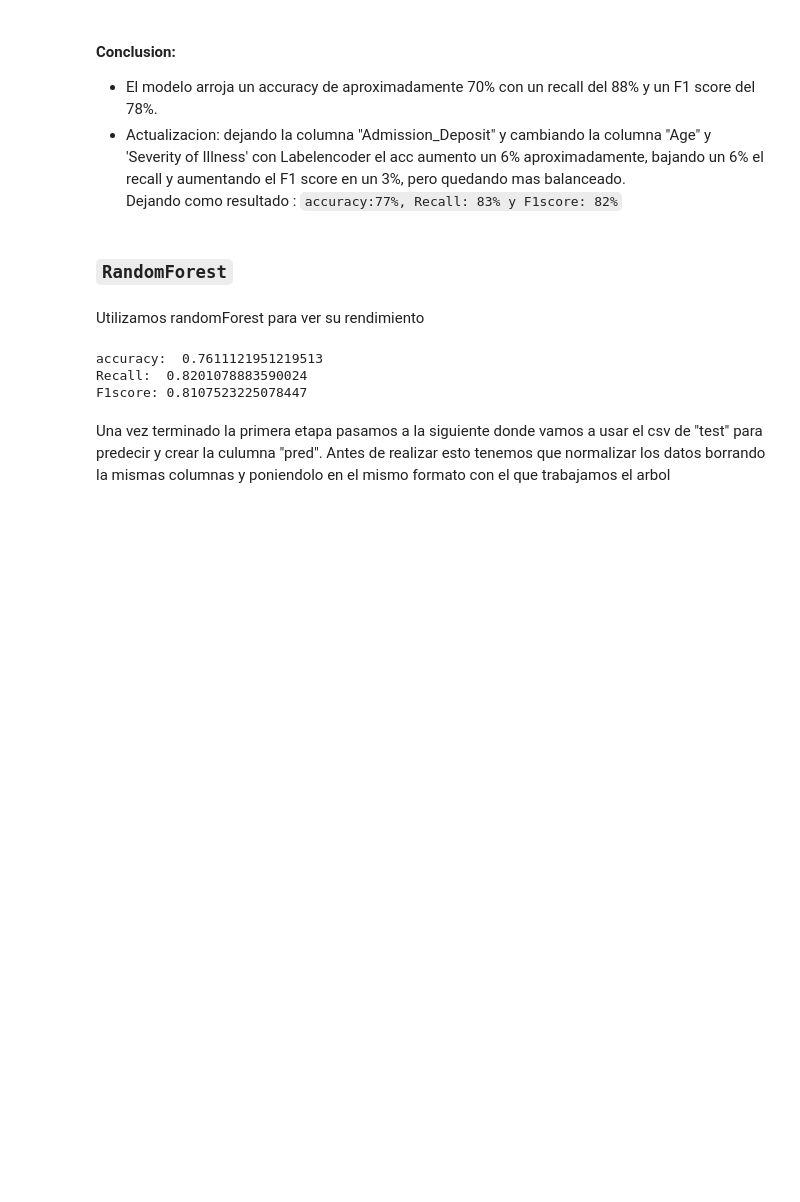
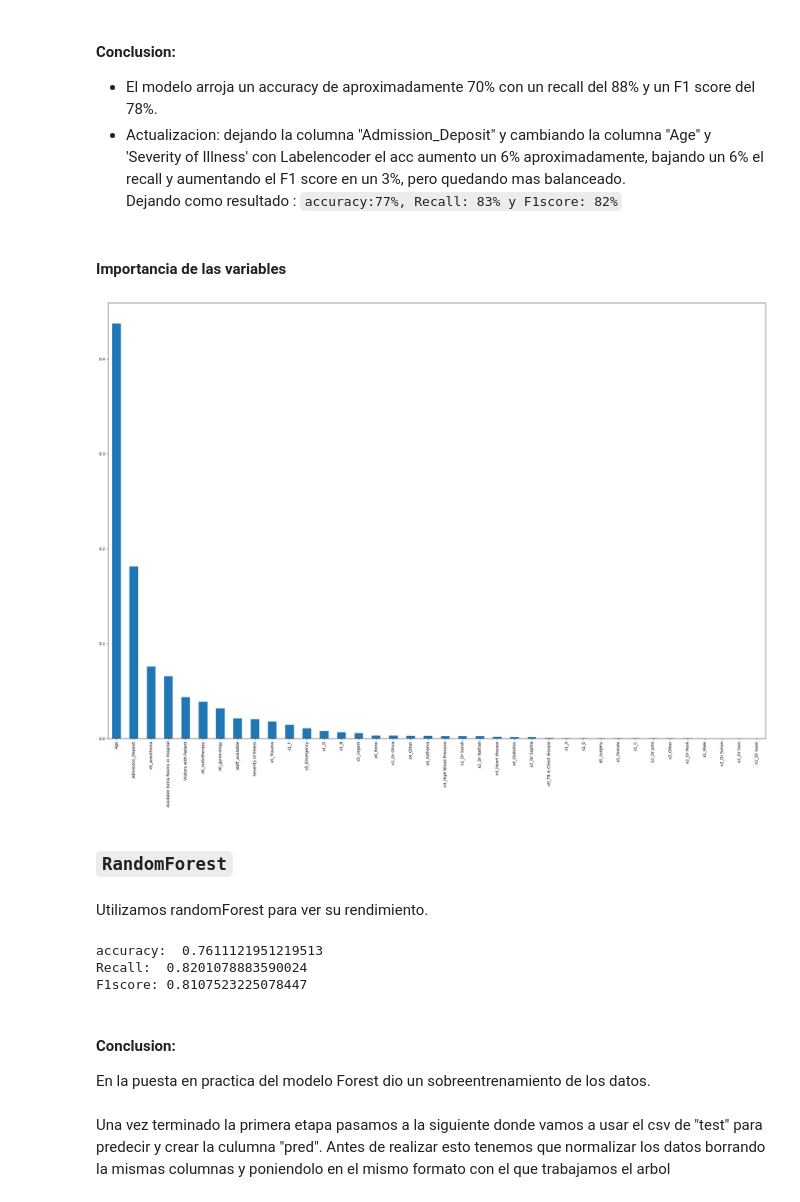
Before and after one commit to MaxiDS/Datathon-Machine-Learning, a Jupyter notebook: EDA_ML/EDA_ML.ipynb, the cells around one changed output. Drawn from its saved outputs; the diff is of its cells as text; code cells hidden in the pictures; blank space fills up the shorter version.

```diff
--- a/EDA_ML/EDA_ML.ipynb
+++ b/EDA_ML/EDA_ML.ipynb
@@ -412,10 +487,16 @@ resultados.mean() # para ver el promedio de los resultados
 - El modelo arroja un accuracy de aproximadamente 70% con un recall del 88% y un F1 score del 78%.
 - Actualizacion: dejando la columna "Admission_Deposit" y cambiando la columna "Age" y 'Severity of Illness' con Labelencoder el acc aumento un 6% aproximadamente, bajando un 6% el recall y aumentando el F1 score en un 3%, pero quedando mas balanceado.
 Dejando como resultado : `accuracy:77%, Recall: 83% y F1score: 82%`
+# %% [markdown]
+#### Importancia de las variables
+# %%
+pd.Series(arbol.feature_importances_,index = X_test.columns).sort_values(ascending = False).plot(kind = 'bar', figsize = (30,20));
+# %% [output]
+[figure, added]
 # %% [markdown]
 ### `RandomForest`
 # %% [markdown]
-Utilizamos randomForest para ver su rendimiento
+Utilizamos randomForest para ver su rendimiento.
 # %%
 # Importar la clase RandomForestClassifier
 from sklearn.ensemble import RandomForestClassifier
@@ -447,6 +528,9 @@ print("F1score:", metrics.f1_score(y_test,predictions))
 accuracy:  0.7611121951219513
 Recall:  0.8201078883590024
 F1score: 0.8107523225078447
+# %% [markdown]
+#### Conclusion:
+En la puesta en practica del modelo Forest dio un sobreentrenamiento de los datos.
 # %% [markdown]
 Una vez terminado la primera etapa pasamos a la siguiente donde vamos a usar el csv de "test" para predecir y crear la culumna "pred". Antes de realizar esto tenemos que normalizar los datos borrando la mismas columnas y poniendolo en el mismo formato con el que trabajamos el arbol
 # %%
```
Also changed, not shown: parts of 24 cells of this notebook, 2 other files.
